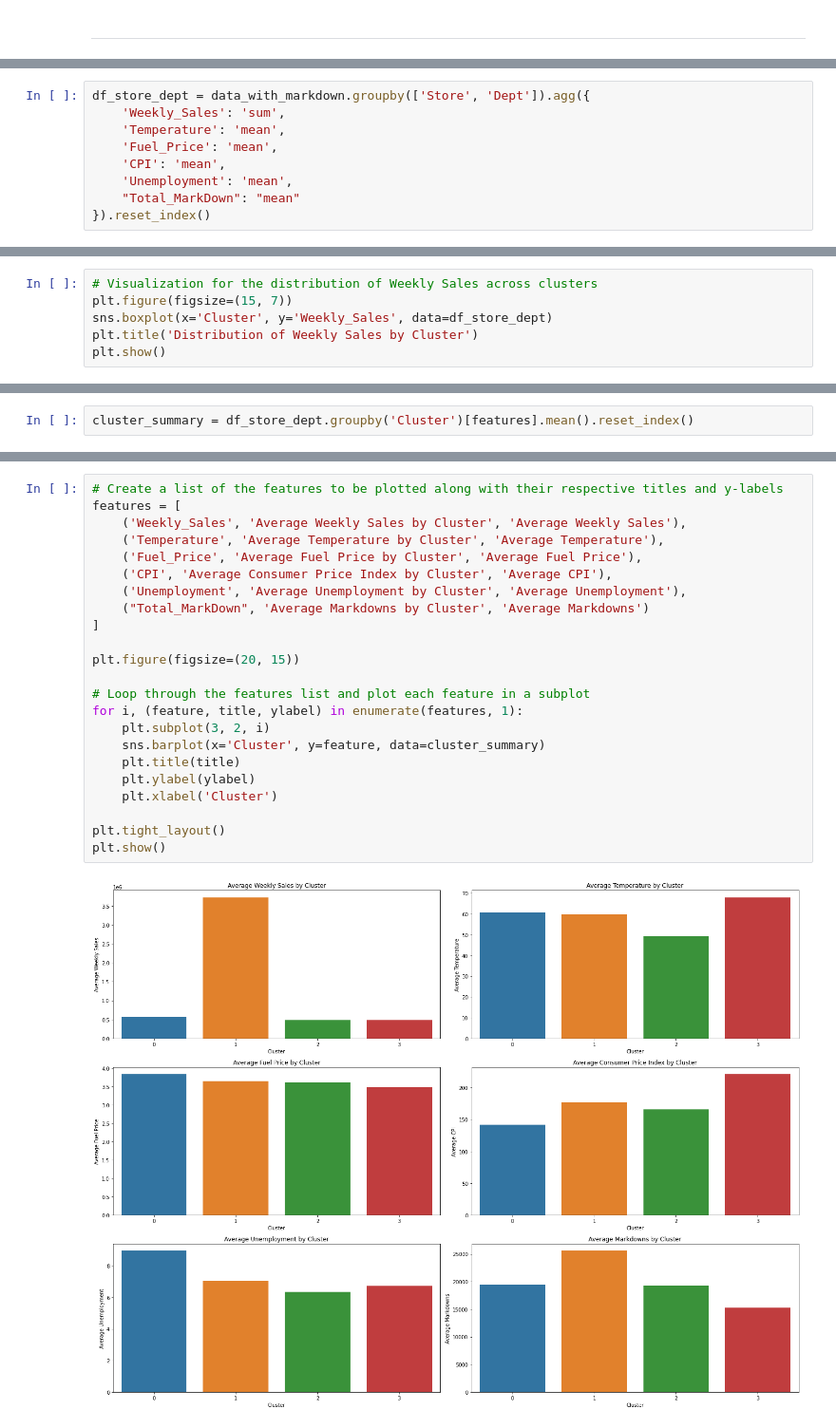
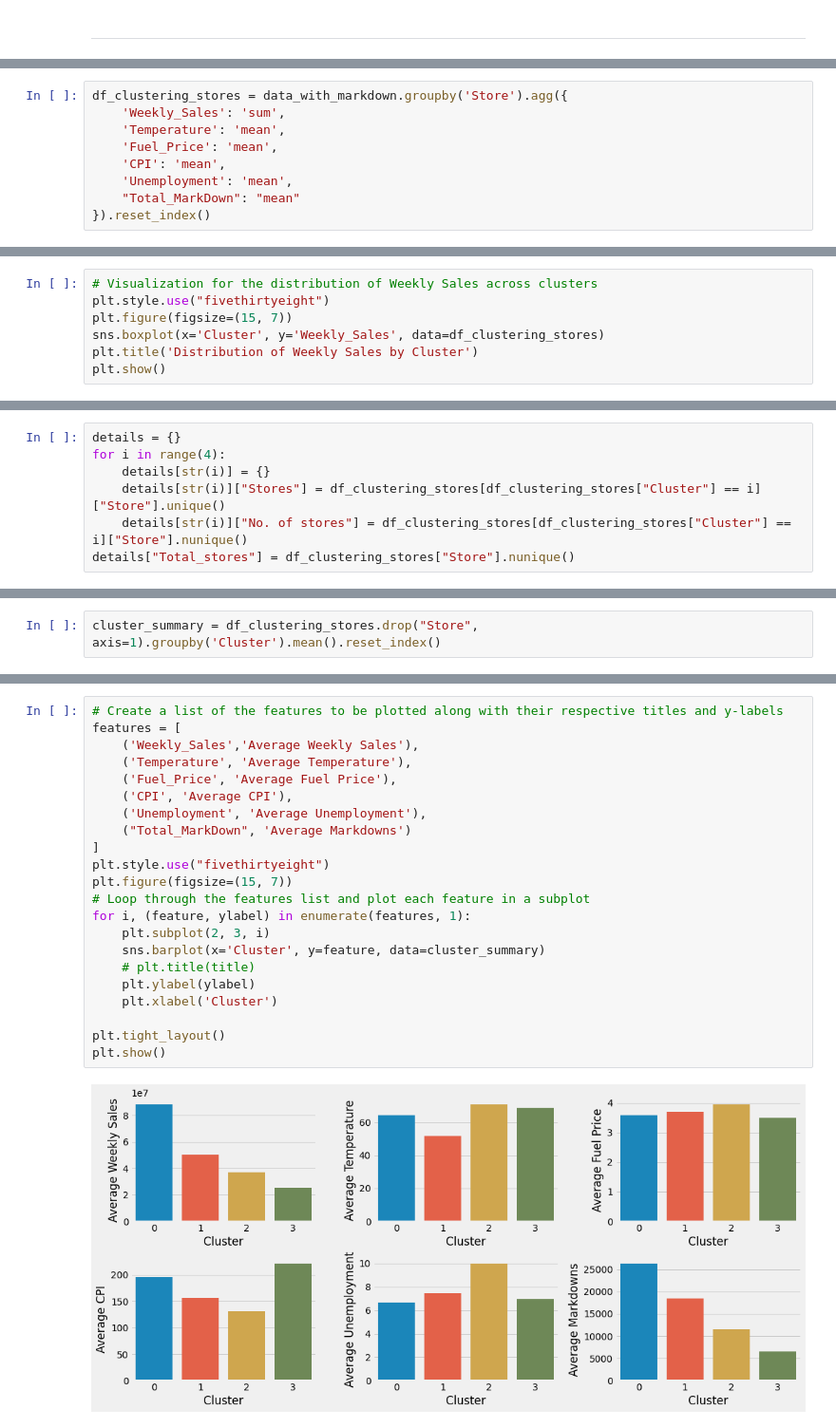
Before and after one commit to Vidya-V-Shet/Walmart-Dataset-Analysis, a Jupyter notebook: A. Statistical Tests.ipynb, the cells around one changed output, grey strips where cells are left out. Shown: that part at 95% size. Saved outputs shown, nothing was run; the diff lists cells and outputs as text.

```diff
--- a/A. Statistical Tests.ipynb
+++ b/A. Statistical Tests.ipynb
@@ -454,5 +176,5 @@ See the caveats in the documentation: https://pandas.pydata.org/pandas-docs/stab
 # %%
-df_store_dept = data_with_markdown.groupby(['Store', 'Dept']).agg({
+df_clustering_stores = data_with_markdown.groupby('Store').agg({
     'Weekly_Sales': 'sum',
     'Temperature': 'mean',
     'Fuel_Price': 'mean',
@@ -571,7 +255,8 @@ df_store_dept['Cluster'] = kmeans.labels_
 # %%
 # Visualization for the distribution of Weekly Sales across clusters
+plt.style.use("fivethirtyeight")
 plt.figure(figsize=(15, 7))
-sns.boxplot(x='Cluster', y='Weekly_Sales', data=df_store_dept)
+sns.boxplot(x='Cluster', y='Weekly_Sales', data=df_clustering_stores)
 plt.title('Distribution of Weekly Sales by Cluster')
 plt.show()
 # %% [output]
@@ -638,0 +264,7 @@ df_store_dept["Store"].nunique()
+# %%
+details = {}
+for i in range(4):
+    details[str(i)] = {}
+    details[str(i)]["Stores"] = df_clustering_stores[df_clustering_stores["Cluster"] == i]["Store"].unique()
+    details[str(i)]["No. of stores"] = df_clustering_stores[df_clustering_stores["Cluster"] == i]["Store"].nunique()
+details["Total_stores"] = df_clustering_stores["Store"].nunique()
@@ -639,5 +283,5 @@ df_store_dept["Store"].nunique()
 # %%
-cluster_summary = df_store_dept.groupby('Cluster')[features].mean().reset_index()
+cluster_summary = df_clustering_stores.drop("Store", axis=1).groupby('Cluster').mean().reset_index()
 # %%
 cluster_summary
 # %% [output]
@@ -649,25 +293,24 @@ cluster_summary
 # %%
 # Create a list of the features to be plotted along with their respective titles and y-labels
 features = [
-    ('Weekly_Sales', 'Average Weekly Sales by Cluster', 'Average Weekly Sales'),
-    ('Temperature', 'Average Temperature by Cluster', 'Average Temperature'),
-    ('Fuel_Price', 'Average Fuel Price by Cluster', 'Average Fuel Price'),
-    ('CPI', 'Average Consumer Price Index by Cluster', 'Average CPI'),
-    ('Unemployment', 'Average Unemployment by Cluster', 'Average Unemployment'),
-    ("Total_MarkDown", 'Average Markdowns by Cluster', 'Average Markdowns')
+    ('Weekly_Sales','Average Weekly Sales'),
+    ('Temperature', 'Average Temperature'),
+    ('Fuel_Price', 'Average Fuel Price'),
+    ('CPI', 'Average CPI'),
+    ('Unemployment', 'Average Unemployment'),
+    ("Total_MarkDown", 'Average Markdowns')
 ]
-
-plt.figure(figsize=(20, 15))
-
+plt.style.use("fivethirtyeight")
+plt.figure(figsize=(15, 7))
 # Loop through the features list and plot each feature in a subplot
-for i, (feature, title, ylabel) in enumerate(features, 1):
-    plt.subplot(3, 2, i)
+for i, (feature, ylabel) in enumerate(features, 1):
+    plt.subplot(2, 3, i)
     sns.barplot(x='Cluster', y=feature, data=cluster_summary)
-    plt.title(title)
+    # plt.title(title)
     plt.ylabel(ylabel)
     plt.xlabel('Cluster')
 
 plt.tight_layout()
 plt.show()
 # %% [output]
-[figure, old version]
+[figure, new version]
```
Also changed, not shown: parts of 75 cells of this notebook, 7 other files.
